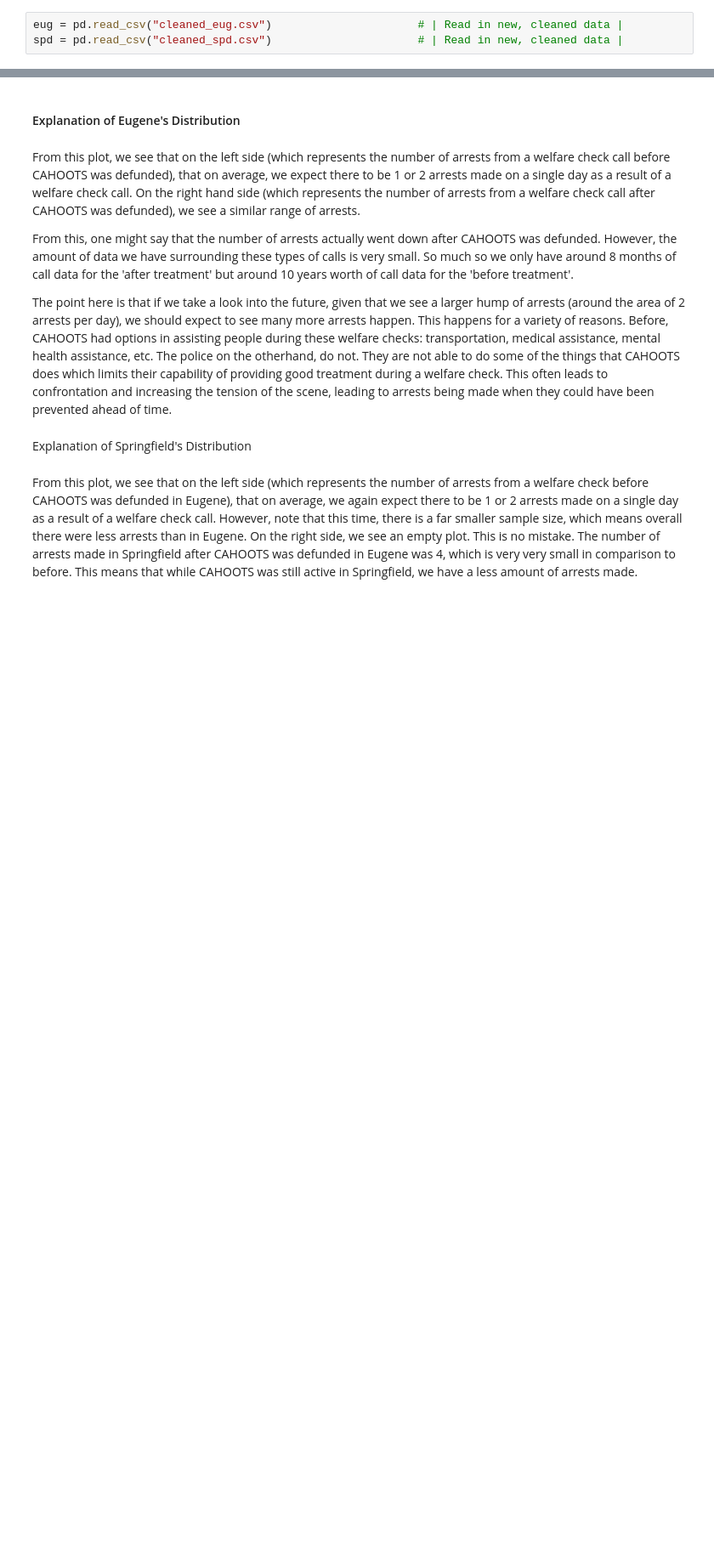
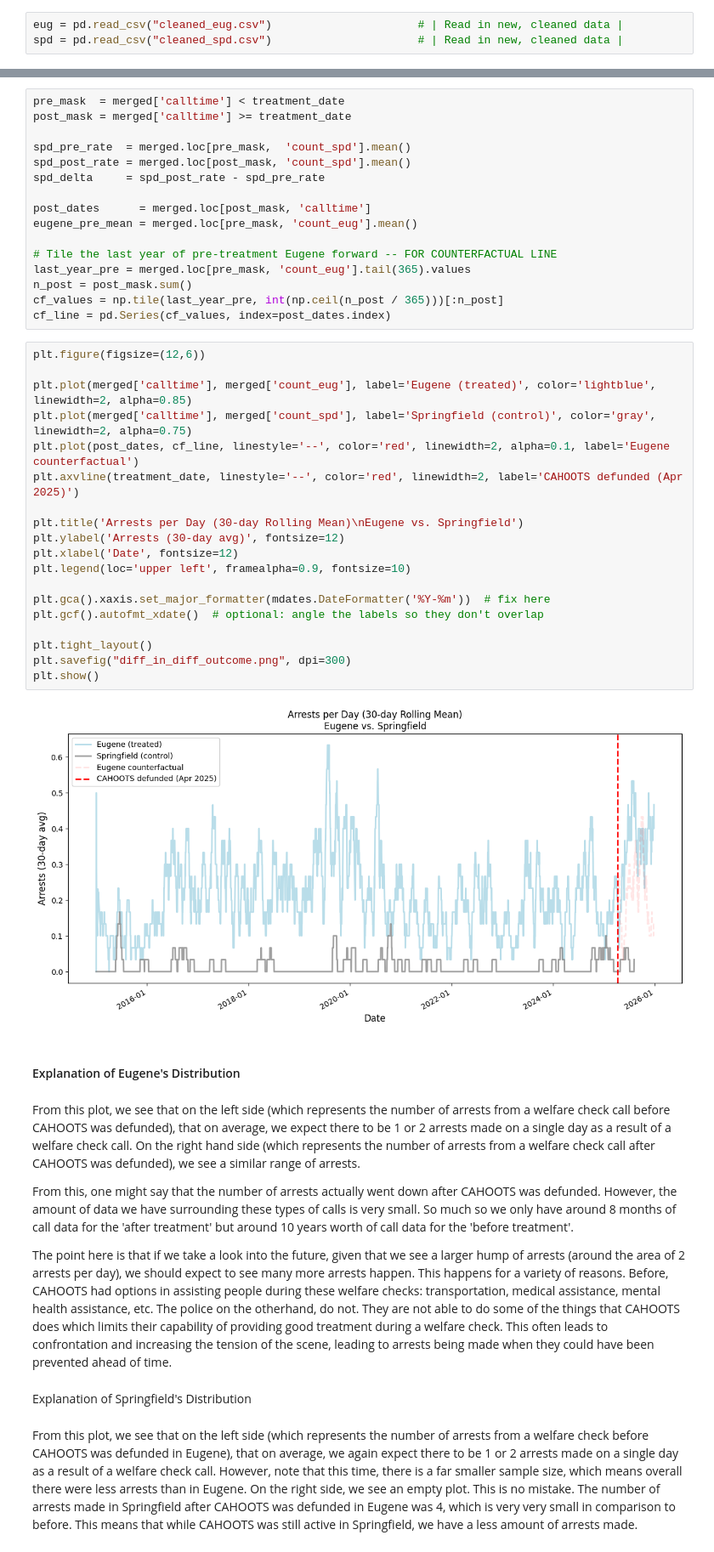
Before and after one commit to KanayaPatel/CAHOOTS-Gap-Performance-Analysis, a Jupyter notebook: outcome_analysis.ipynb, the cells around one changed output, grey strips where cells are left out. Shown at 85% size. Saved outputs shown, nothing was run; the diff lists cells and outputs as text; blank space fills up the shorter version.

```diff
--- a/outcome_analysis.ipynb
+++ b/outcome_analysis.ipynb
@@ -76,3 +57,40 @@ plt.show()
+# %%
+pre_mask  = merged['calltime'] < treatment_date
+post_mask = merged['calltime'] >= treatment_date
+
+spd_pre_rate  = merged.loc[pre_mask,  'count_spd'].mean()
+spd_post_rate = merged.loc[post_mask, 'count_spd'].mean()
+spd_delta     = spd_post_rate - spd_pre_rate
+
+post_dates      = merged.loc[post_mask, 'calltime']
+eugene_pre_mean = merged.loc[pre_mask, 'count_eug'].mean()
+
+# Tile the last year of pre-treatment Eugene forward -- FOR COUNTERFACTUAL LINE
+last_year_pre = merged.loc[pre_mask, 'count_eug'].tail(365).values
+n_post = post_mask.sum()
+cf_values = np.tile(last_year_pre, int(np.ceil(n_post / 365)))[:n_post]
+cf_line = pd.Series(cf_values, index=post_dates.index)
+# %%
+plt.figure(figsize=(12,6))
+
+plt.plot(merged['calltime'], merged['count_eug'], label='Eugene (treated)', color='lightblue', linewidth=2, alpha=0.85)
+plt.plot(merged['calltime'], merged['count_spd'], label='Springfield (control)', color='gray', linewidth=2, alpha=0.75)
+plt.plot(post_dates, cf_line, linestyle='--', color='red', linewidth=2, alpha=0.1, label='Eugene counterfactual')
+plt.axvline(treatment_date, linestyle='--', color='red', linewidth=2, label='CAHOOTS defunded (Apr 2025)')
+
+plt.title('Arrests per Day (30-day Rolling Mean)\nEugene vs. Springfield')
+plt.ylabel('Arrests (30-day avg)', fontsize=12)
+plt.xlabel('Date', fontsize=12)
+plt.legend(loc='upper left', framealpha=0.9, fontsize=10)
+
+plt.gca().xaxis.set_major_formatter(mdates.DateFormatter('%Y-%m'))  # fix here
+plt.gcf().autofmt_xdate()  # optional: angle the labels so they don't overlap
+
+plt.tight_layout()
+plt.savefig("diff_in_diff_outcome.png", dpi=300)
+plt.show()
+# %% [output]
+[figure, added]
 # %% [markdown]
 #### Explanation of Eugene's Distribution
 # %% [markdown]
```
Also changed, not shown: parts of 8 cells of this notebook, 5 other files.
